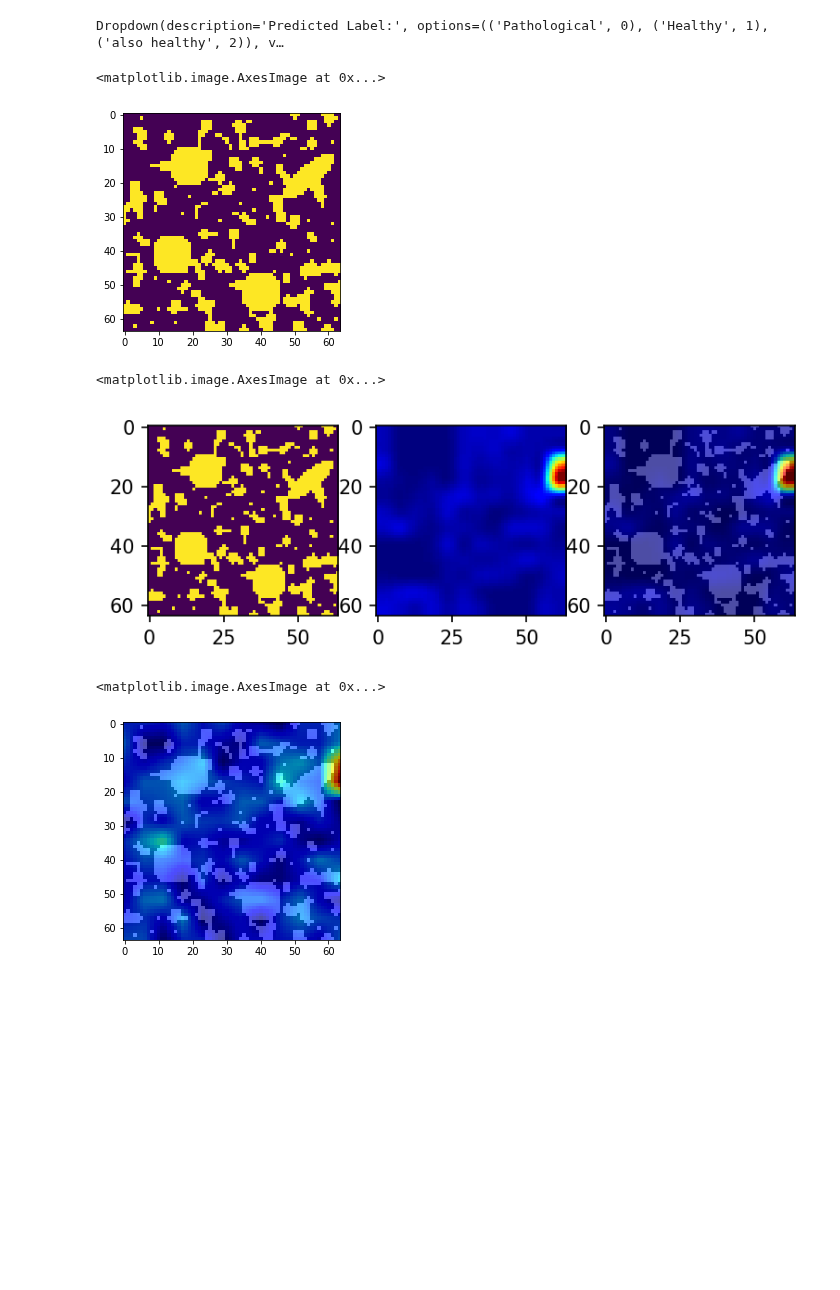
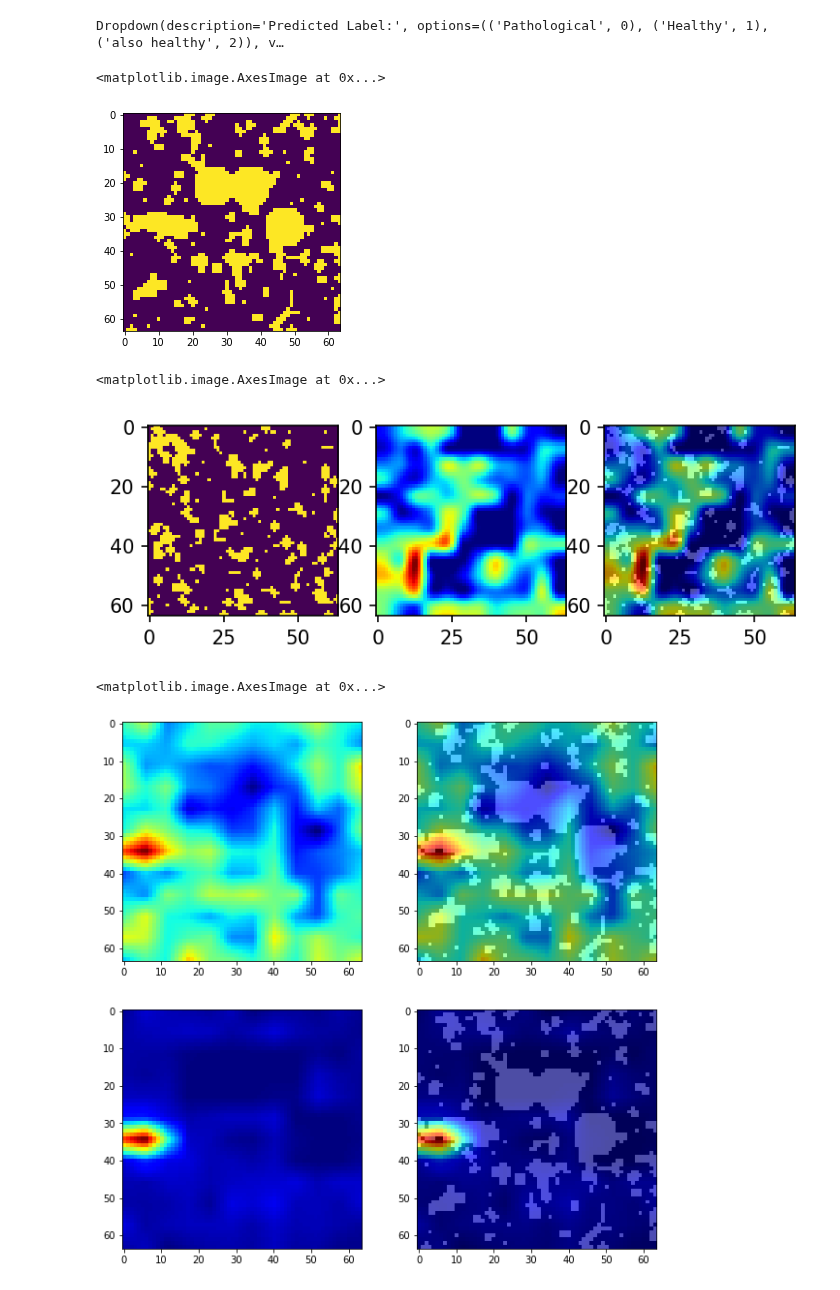
Before and after one commit to Kayzi0/ExplainBlobs, a Jupyter notebook: model_train.ipynb, the cells around one changed output. Cells and saved outputs as stored; diff of their text form; code cells hidden in the pictures; blank space fills up the shorter version.

```diff
--- a/model_train.ipynb
+++ b/model_train.ipynb
@@ -195,11 +195,11 @@ Dropdown(description='True Label:', options=(('Pathological', 0), ('Healthy', 1)
 Dropdown(description='Predicted Label:', options=(('Pathological', 0), ('Healthy', 1), ('also healthy', 2)), v…
 # %%
 #show image
-img = X_test[np.where((y_test == label_picker.value) & (predicted_classes == pred_picker.value))[0][5]]
+img = X_test[np.where((y_test == label_picker.value) & (predicted_classes == pred_picker.value))[0][6]]
 plt.imshow(img)
 # %% [output]
 <matplotlib.image.AxesImage at 0x...>
-[figure, old version]
+[figure, new version]
 # %%
 heatmap = explainabilityModels.make_gradcam_heatmap(img, model, pred_index=0)
 # %%
@@ -213,19 +213,28 @@ ax[2].imshow(img, cmap = 'gray')
 ax[2].imshow(heatmap, alpha = 0.7, cmap='jet')
 # %% [output]
 <matplotlib.image.AxesImage at 0x...>
-[figure, old version]
+[figure, new version]
 # %%
 from tf_keras_vis.gradcam_plus_plus import GradcamPlusPlus
+from tf_keras_vis.gradcam import Gradcam
 from tf_keras_vis.utils.model_modifiers import ReplaceToLinear
 from tf_keras_vis.utils.scores import CategoricalScore
 
 gradcam = GradcamPlusPlus(model, model_modifier=ReplaceToLinear(),
             clone=True)
+gradcam2 = Gradcam(model, model_modifier=ReplaceToLinear(), clone=True)
+cam = gradcam(CategoricalScore(0), img).squeeze()
+cam2 = gradcam2(CategoricalScore(0), img).squeeze()
 
-cam = gradcam(CategoricalScore(0), img)
+fig, ax = plt.subplots(2,2)
+fig.set_size_inches((10,10))
+ax[0][0].imshow(cam, cmap = 'jet')
+ax[0][1].imshow(img, cmap = 'gray')
+ax[0][1].imshow(cam, cmap = 'jet', alpha = 0.7)
 
-plt.imshow(img, cmap = 'gray')
-plt.imshow(cam.squeeze(), cmap = 'jet', alpha = 0.7)
+ax[1][0].imshow(cam2, cmap = 'jet')
+ax[1][1].imshow(img, cmap = 'gray')
+ax[1][1].imshow(cam2, cmap = 'jet', alpha = 0.7)
 # %% [output]
 <matplotlib.image.AxesImage at 0x...>
-[figure, old version]
+[figure, new version]
```
